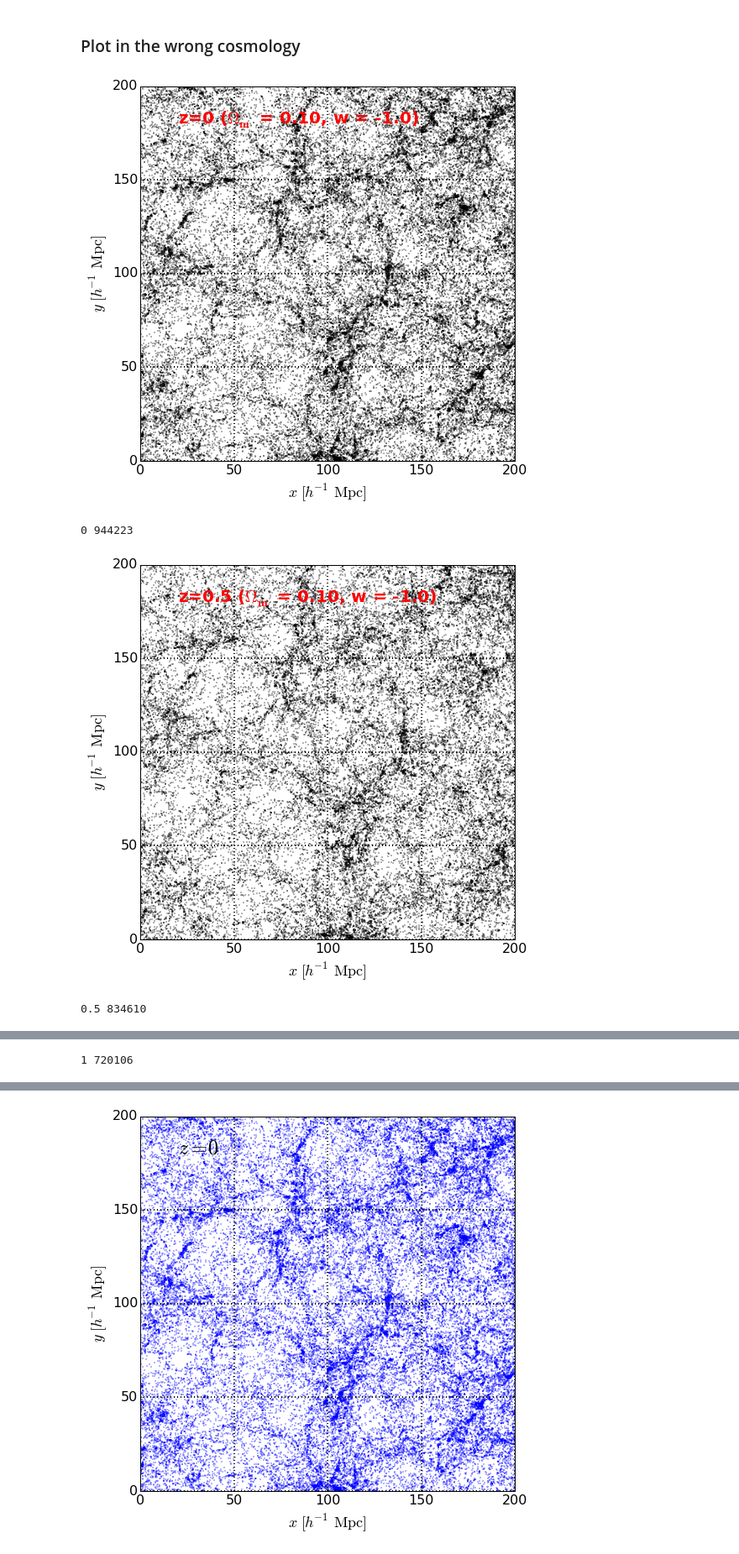
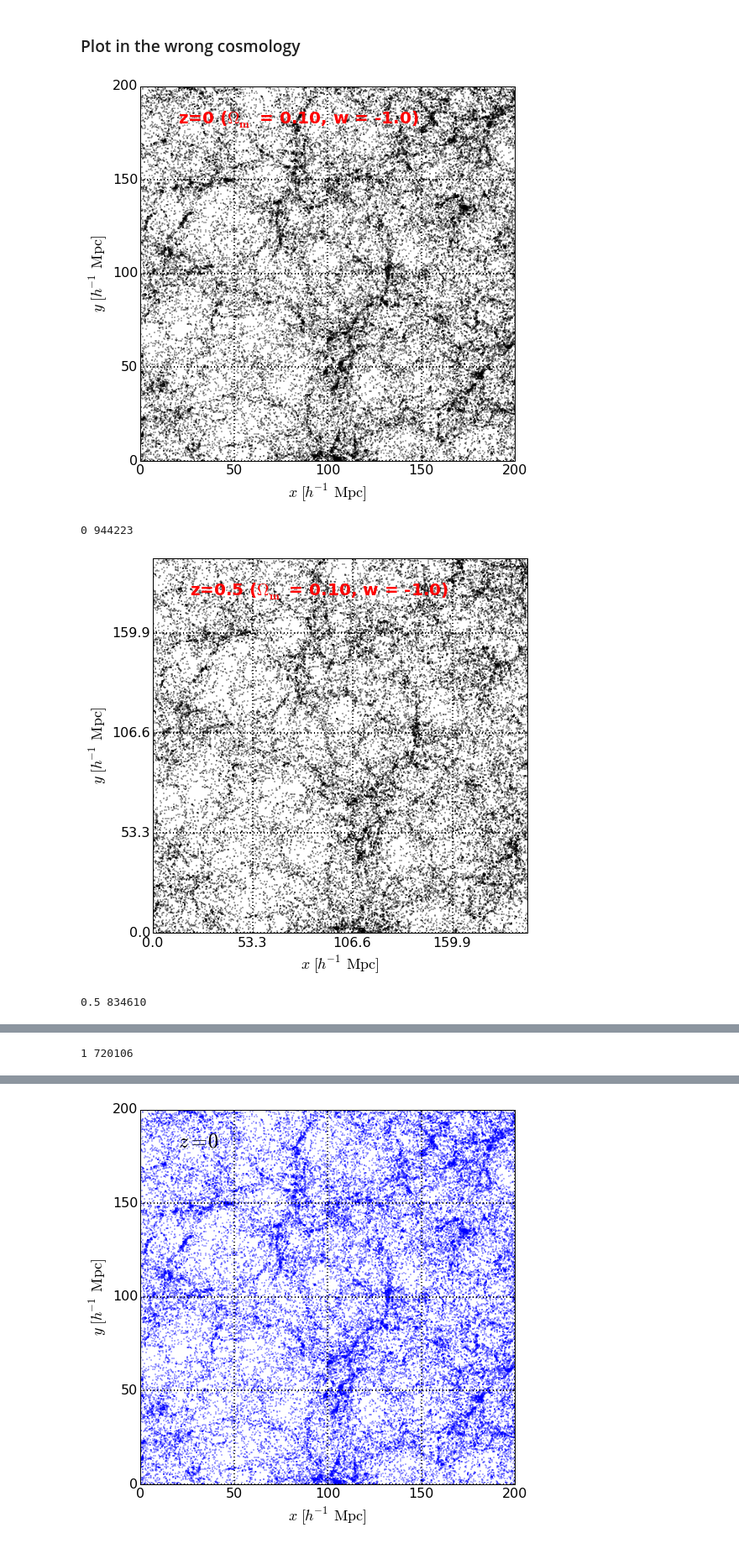
Before and after one commit to xiaodongli1986/LSS_xis, a Jupyter notebook: src/00PlotHR4.ipynb, the cells around one changed output, grey strips where cells are left out. Shown at 84% size. Cells and saved outputs as stored; diff of their text form; code cells hidden in the pictures.

```diff
--- a/src/00PlotHR4.ipynb
+++ b/src/00PlotHR4.ipynb
@@ -11,3 +12,8 @@ WARNING: pylab import has clobbered these variables: ['product', 'copy', 'random
 `%matplotlib` prevents importing * from pylab and numpy
 # %% [markdown]
 # Sec 2. Plottings
+# %%
+for zstr in ['0', '0.5', '1', '1.5', '2']:
+    z=float(zstr)
+    stretch = comov_r(0.05,-1.5,0.7,z+0.0001) / comov_r(0.26,-1,0.7,z+0.0001)
+    print stretch
@@ -48,34 +217,39 @@ for zstr in ['0', '0.5', '1', '1.5', '2']:
 # %%
 om, w = 0.1, -1
 
+xticks0 = [20,40,60,80,100,120,140,160,180,200]
 xymin, xymax = 0, 200
 for zstr in ['0', '0.5', '1', '1.5', '2']:
     z=float(zstr)
     stretch = comov_r(om,w,0.7,z+0.0001) / comov_r(0.26,-1,0.7,z+0.0001)
+    xticks1 = [x*stretch for x in xticks0]
+    #xticks1 =
     #print stretch
     #continue
     nowfile = '../J08.dat.z_'+zstr+'.mge3.000e11.slice1.1.part'
     data = np.loadtxt(nowfile)
     X, Y = XYfromdata(data)
     X1, Y1 = XYinrange(X, Y, xymin, xymax, xymin, xymax, onlyreturnvalue=True)
     X1 = [x1*stretch for x1 in X1]
     Y1 = [y1*stretch for y1 in Y1]
-    fig, ax = figax(8,8)
-    ax.scatter(X1,Y1, linewidths=0, c='k', s=1.5)
+    fig, ax = figax(8,4.2)
+    ax.scatter(X1,Y1, linewidths=0, c='k', s=1.5*stretch)
+    ax.set_xticks(xticks1)
+    ax.set_yticks(xticks1)
     ax.set_xlim(xymin, xymax)
     ax.set_ylim(xymin, xymax)
     nowstr=omwtex(om,w)
     nowstr=nowstr[1:len(nowstr)]
     ax.text(0.1, 0.9, 'z='+zstr+' ($\\bf \\Omega_m$ = 0.10, w = -1.0)', transform = ax.transAxes, color='red', fontsize=20,
-            fontproperties = FontProperties(weight='bold', ))
+            fontproperties = matplotlib.font_manager.FontProperties(weight='bold', ))
     ax.grid(lw=2)
     ax.set_xlabel('$x\\ [h^{-1} \\ \\rm Mpc]$', fontsize=18)
     ax.set_ylabel('$y\\ [h^{-1} \\ \\rm Mpc]$', fontsize=18)
     plt.show()
     fig.savefig('../draft/fig8_wrongcos_'+zstr+'.eps', format='eps')
     print zstr, len(data)
 # %% [output]
 [figure]
 0 944223
-[figure, old version]
+[figure, new version]
 0.5 834610
```
Also changed, not shown: parts of 6 cells of this notebook, 13 other files.
